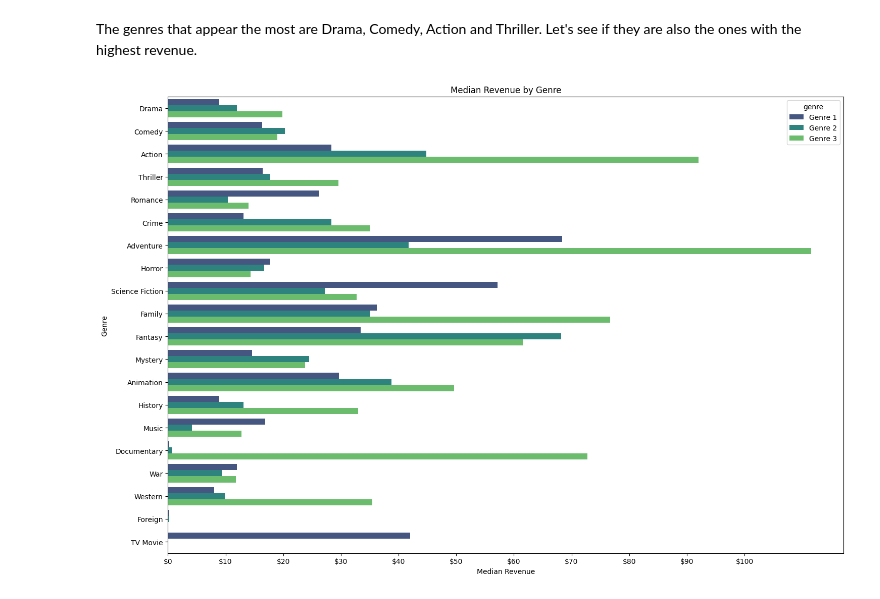
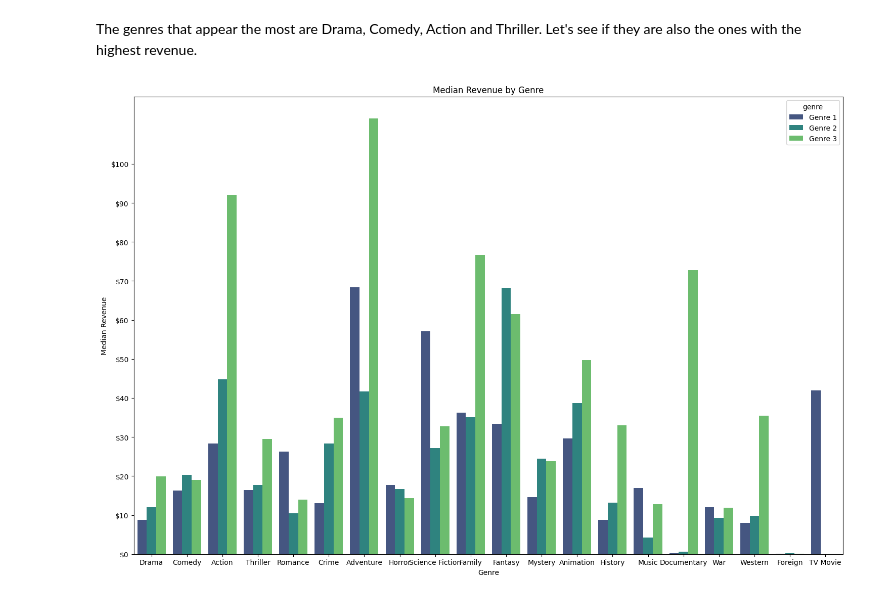
Before and after one commit to 1oannis/tmdb-machine-learning, a Jupyter notebook: tmdb.ipynb, the cells around one changed output. Saved outputs shown, nothing was run; the diff lists cells and outputs as text; code cells hidden in the pictures.

```diff
--- a/tmdb.ipynb
+++ b/tmdb.ipynb
@@ -289,0 +353,15 @@ Here we can see the collections with the highest revenues by average and median.
+# %%
+# Create a dictionary to map production companies to their counts
+prod_comp_counts_dict = main_prod_comp_counts.set_index('main_prod_comp')['count'].to_dict()
+
+# Create the binary column 'major_prod_comp'
+train['major_prod_comp'] = train['main_prod_comp'].apply(lambda x: 1 if prod_comp_counts_dict.get(x, 0) > 40 else 0)
+
+# Display the first few rows to verify
+train[['main_prod_comp', 'major_prod_comp']].head()
+
+# Update main_prod_comp to 'Other' for samples with major_prod_comp equal to 0
+train.loc[train['major_prod_comp'] == 0, 'main_prod_comp'] = 'Other'
+
+# Display the first few rows to verify
+train[['main_prod_comp', 'major_prod_comp']].head()
@@ -391,35 +520,35 @@ The genres that appear the most are Drama, Comedy, Action and Thriller. Let's se
 # %%
 # Calculate the median revenue for each genre
 genre_1_median_revenue = train.groupby('genre_1')['revenue'].median().reset_index()
 genre_2_median_revenue = train.groupby('genre_2')['revenue'].median().reset_index()
 genre_3_median_revenue = train.groupby('genre_3')['revenue'].median().reset_index()
 
 # Combine the three genre median revenue DataFrames
 genre_1_median_revenue['genre'] = 'Genre 1'
 genre_2_median_revenue['genre'] = 'Genre 2'
 genre_3_median_revenue['genre'] = 'Genre 3'
 
 combined_genre_revenue = pd.concat([
     genre_1_median_revenue.rename(columns={'genre_1': 'genre_name'}),
     genre_2_median_revenue.rename(columns={'genre_2': 'genre_name'}),
     genre_3_median_revenue.rename(columns={'genre_3': 'genre_name'})
 ])
 
 # Ensure the genres are ordered according to genre_appearances
 combined_genre_revenue['genre_name'] = pd.Categorical(
     combined_genre_revenue['genre_name'],
     categories=genre_appearances.index,
     ordered=True
 )
 
 # Plot the combined data
 plt.figure(figsize=(15, 10))
-sns.barplot(data=combined_genre_revenue, x='revenue', y='genre_name', hue='genre', palette='viridis')
-plt.xlabel('Median Revenue')
-plt.ylabel('Genre')
+sns.barplot(data=combined_genre_revenue, y='revenue', x='genre_name', hue='genre', palette='viridis')
+plt.ylabel('Median Revenue')
+plt.xlabel('Genre')
 plt.title('Median Revenue by Genre')
-plt.xticks(np.arange(0, 110000000, 10000000), [f'${x//1000000:,}' for x in np.arange(0, 110000000, 10000000)])
+plt.yticks(np.arange(0, 110000000, 10000000), [f'${x//1000000:,}' for x in np.arange(0, 110000000, 10000000)])
 plt.tight_layout()
 plt.show()
 # %% [output]
-[figure, old version]
+[figure, new version]
```
Also changed, not shown: parts of 26 cells of this notebook.
